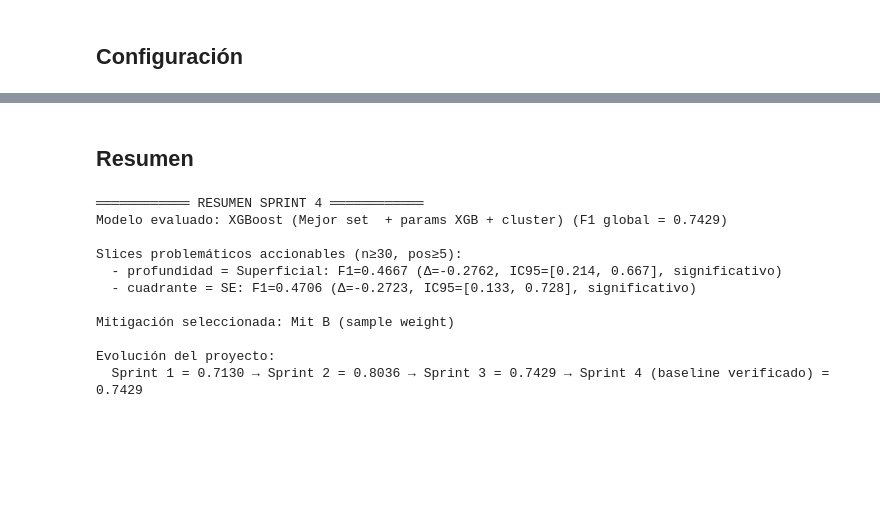
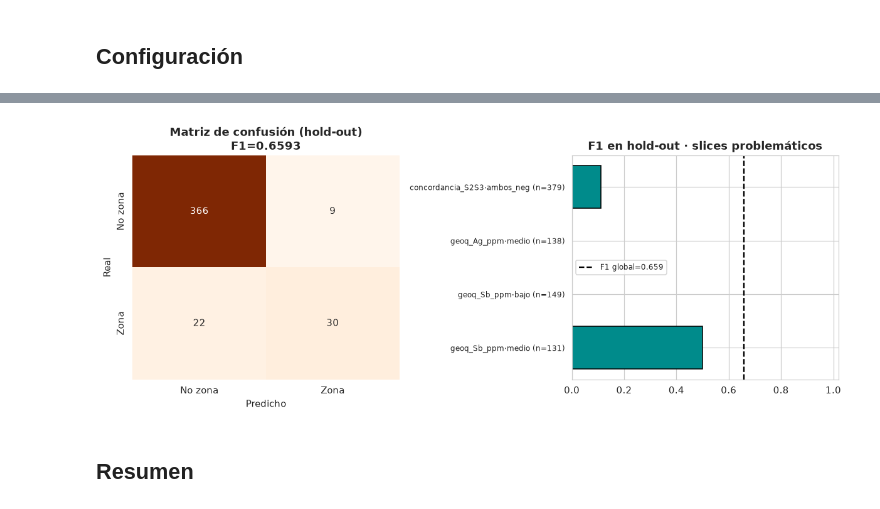
Before and after one commit to Fernando-Huaman/proyecto-zona-interes-Au, a Jupyter notebook: notebooks/sprint4.ipynb, the cells around one changed output, grey strips where cells are left out. Cells and saved outputs as stored; diff of their text form; code cells hidden in the pictures; blank space fills up the shorter version.

```diff
--- a/notebooks/sprint4.ipynb
+++ b/notebooks/sprint4.ipynb
@@ -671,0 +283,4 @@ MITIGACIÓN SELECCIONADA: Mit B (sample weight)
+# %%
+# Elementos BASE más importantes por SHAP (sin '__over__') → definen los slices geoquímicos
+ELEM_BASE_SHAP = [f for f in ORDEN_SHAP if f in FEATURES_BASE][:6]
+print('Elementos base top-SHAP (para terciles geoquímicos):', ELEM_BASE_SHAP)
@@ -672,41 +815,35 @@ MITIGACIÓN SELECCIONADA: Mit B (sample weight)
+# %%
+# (4) Matriz de confusión + F1 por slice problemático en hold-out
+fig, axes = plt.subplots(1, 2, figsize=(11, 4.4))
+cm = confusion_matrix(y_test, y_pred_ho)
+sns.heatmap(cm, annot=True, fmt='d', cmap='Oranges', cbar=False, ax=axes[0],
+            xticklabels=['No zona', 'Zona'], yticklabels=['No zona', 'Zona'])
+axes[0].set_title(f'Matriz de confusión (hold-out)\nF1={metr["F1"]:.4f}', fontweight='bold')
+axes[0].set_xlabel('Predicho'); axes[0].set_ylabel('Real')
+
+if len(PROBLEMATICOS):
+    filas_p = []
+    for _, r in PROBLEMATICOS.iterrows():
+        arrp = PART_TE.get(r['slice'])
+        if arrp is None:
+            continue
+        m = (arrp == r['categoria'])
+        if m.sum() >= 5 and y_test.values[m].sum() >= 1:
+            filas_p.append((f"{r['slice']}·{r['categoria']}",
+                            f1_score(y_test.values[m], y_pred_ho[m], zero_division=0), int(m.sum())))
+    if filas_p:
+        labs, f1s_p, ns = zip(*filas_p)
+        axes[1].barh(range(len(labs)), f1s_p, color=S3_COLOR, edgecolor='black')
+        axes[1].axvline(metr['F1'], ls='--', color='black', label=f'F1 global={metr["F1"]:.3f}')
+        axes[1].set_yticks(range(len(labs)))
+        axes[1].set_yticklabels([f'{l} (n={n})' for l, n in zip(labs, ns)], fontsize=8)
+        axes[1].invert_yaxis(); axes[1].set_xlim(0, 1.02); axes[1].legend(fontsize=8)
+    axes[1].set_title('F1 en hold-out · slices problemáticos', fontweight='bold')
+else:
+    axes[1].text(0.5, 0.5, 'Sin slices problemáticos', ha='center', va='center')
+    axes[1].axis('off')
+plt.tight_layout(); plt.savefig('outputs_sprint4/holdout_final.png', bbox_inches='tight'); plt.show()
+# %% [output]
+[figure, added]
 # %% [markdown]
 ## Resumen
-# %%
-resumen4 = {
-    'modelo_base': RESUMEN_S3['ganador'],
-    'f1_global_baseline': round(F1_GLOBAL, 4),
-    'n_slices_evaluados': int(len(tabla_slices)),
-    'slices_problematicos': [f"{r['Slice']}={r['Categoría']} (F1={r['F1']}, "
-                             f"{'significativo' if r['significativo'] else 'a vigilar'})"
-                             for _, r in TOP2.iterrows()],
-    'mitigacion_seleccionada': GANADORA,
-    'metricas_finales': {k: round(v, 4) for k, v in
-                         (MET_BASE if GANADORA.startswith('Ninguna') else
-                          {'Mit A (umbral/slice)': MET_A, 'Mit B (sample weight)': MET_B,
-                           'Mit C (umbral global)': MET_C}[GANADORA]).items()}}
-with open('outputs_sprint4/resumen_sprint4.json', 'w') as f:
-    json.dump(resumen4, f, indent=2, ensure_ascii=False)
-
-print('════════════ RESUMEN SPRINT 4 ════════════')
-print(f'Modelo evaluado: {RESUMEN_S3["ganador"]} (F1 global = {F1_GLOBAL:.4f})')
-print(f'\nSlices problemáticos accionables (n≥30, pos≥5):')
-for _, r in TOP2.iterrows():
-    print(f'  - {r["Slice"]} = {r["Categoría"]}: F1={r["F1"]:.4f} '
-          f'(Δ={r["Δ F1 vs global"]:+.4f}, IC95=[{r["IC95_inf"]:.3f}, {r["IC95_sup"]:.3f}], '
-          f'{"significativo" if r["significativo"] else "a vigilar"})')
-print(f'\nMitigación seleccionada: {GANADORA}')
-print('\nEvolución del proyecto:')
-print(f'  Sprint 1 = {RESUMEN_S2["f1_sprint1"]:.4f} → Sprint 2 = {RESUMEN_S2["f1_final"]:.4f} → '
-      f'Sprint 3 = {RESUMEN_S3["f1_final"]:.4f} → Sprint 4 (baseline verificado) = {F1_GLOBAL:.4f}')
-# %% [output]
-════════════ RESUMEN SPRINT 4 ════════════
-Modelo evaluado: XGBoost (Mejor set  + params XGB + cluster) (F1 global = 0.7429)
-
-Slices problemáticos accionables (n≥30, pos≥5):
-  - profundidad = Superficial: F1=0.4667 (Δ=-0.2762, IC95=[0.214, 0.667], significativo)
-  - cuadrante = SE: F1=0.4706 (Δ=-0.2723, IC95=[0.133, 0.728], significativo)
-
-Mitigación seleccionada: Mit B (sample weight)
-
-Evolución del proyecto:
-  Sprint 1 = 0.7130 → Sprint 2 = 0.8036 → Sprint 3 = 0.7429 → Sprint 4 (baseline verificado) = 0.7429
```
Also changed, not shown: parts of 55 cells of this notebook, 23 other files.
